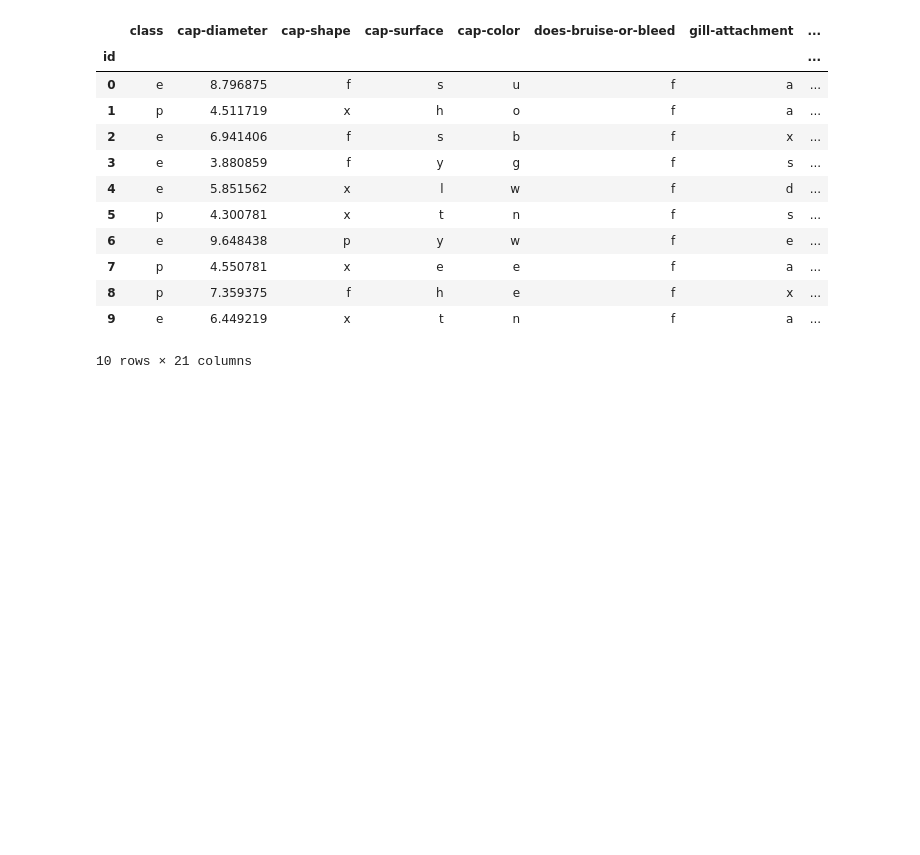
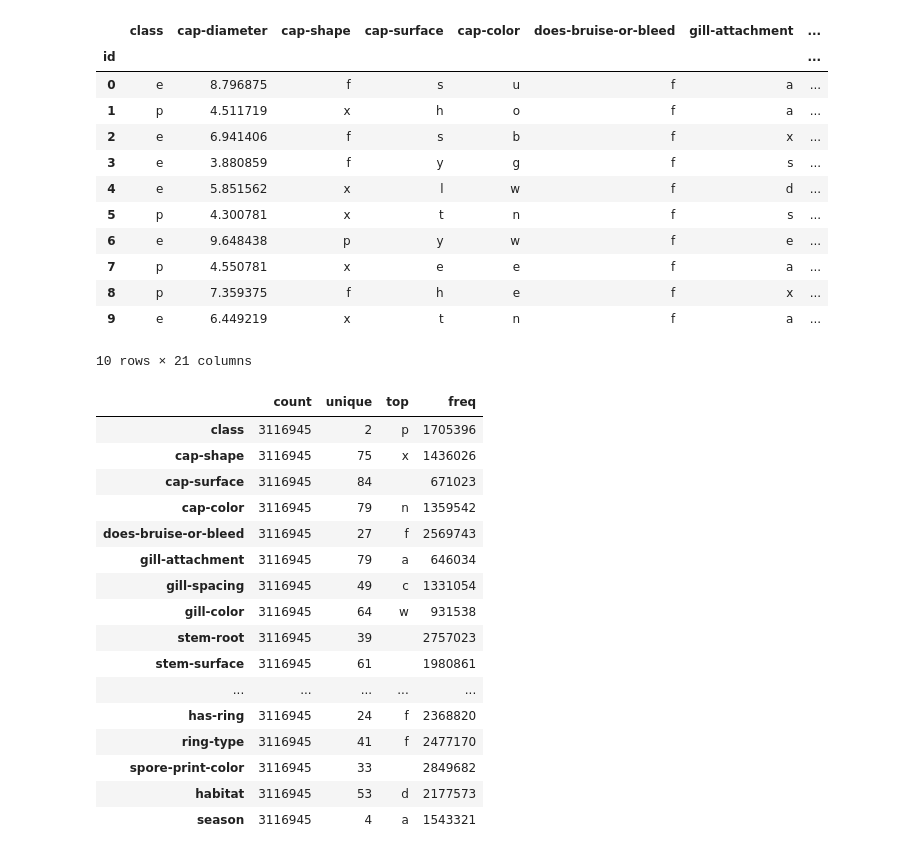
Before and after one commit to ionutzzzzz/Kaggle, a Jupyter notebook: PoisonousMushrooms/PoisonousMushrooms.ipynb, the cells around one changed output. Cells and saved outputs as stored; diff of their text form; code cells hidden in the pictures; blank space fills up the shorter version.

```diff
--- a/PoisonousMushrooms/PoisonousMushrooms.ipynb
+++ b/PoisonousMushrooms/PoisonousMushrooms.ipynb
@@ -189,4 +190,22 @@ train.head(n=10)
 10 rows × 21 columns
 # %%
 # Describe the data
-train.describe()
+train.describe(include=['category']).T
+# %% [output]
+|  | count | unique | top | freq |
+| class | 3116945 | 2 | p | 1705396 |
+| cap-shape | 3116945 | 75 | x | 1436026 |
+| cap-surface | 3116945 | 84 |  | 671023 |
+| cap-color | 3116945 | 79 | n | 1359542 |
+| does-bruise-or-bleed | 3116945 | 27 | f | 2569743 |
+| gill-attachment | 3116945 | 79 | a | 646034 |
+| gill-spacing | 3116945 | 49 | c | 1331054 |
+| gill-color | 3116945 | 64 | w | 931538 |
+| stem-root | 3116945 | 39 |  | 2757023 |
+| stem-surface | 3116945 | 61 |  | 1980861 |
+| ... | ... | ... | ... | ... |
+| has-ring | 3116945 | 24 | f | 2368820 |
+| ring-type | 3116945 | 41 | f | 2477170 |
+| spore-print-color | 3116945 | 33 |  | 2849682 |
+| habitat | 3116945 | 53 | d | 2177573 |
+| season | 3116945 | 4 | a | 1543321 |
```
Also changed, not shown: parts of 6 cells of this notebook.
